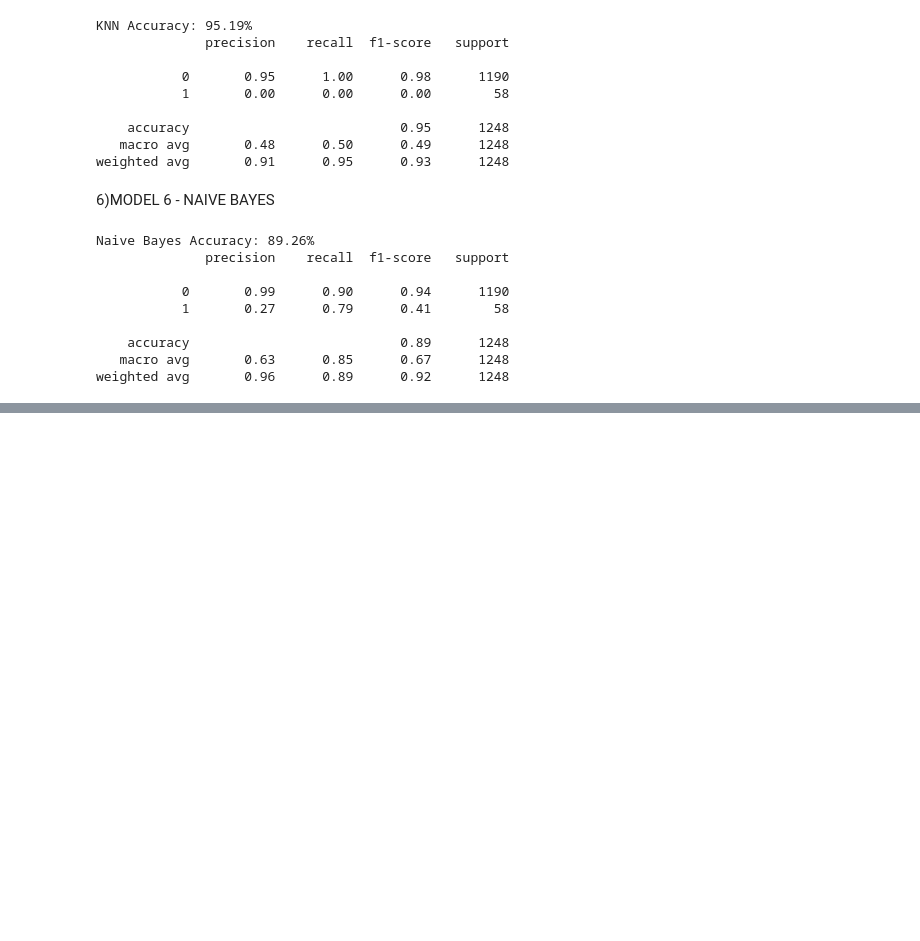
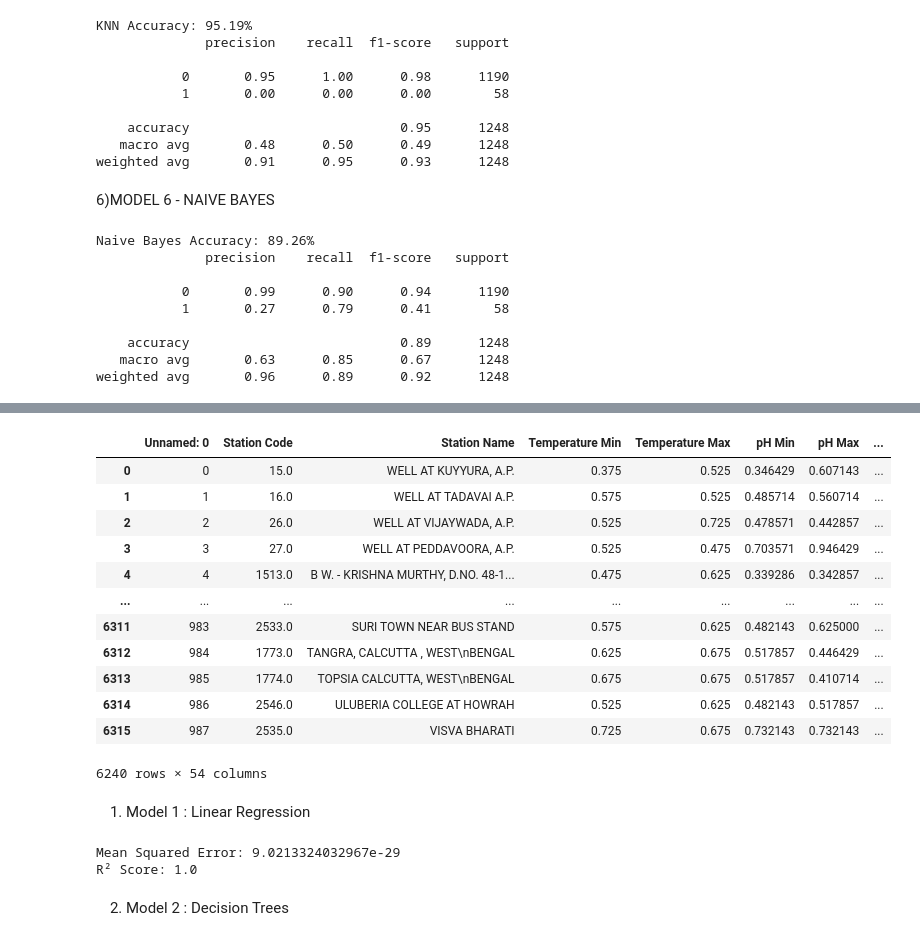
Before and after one commit to cyberdreams8/water-quality-analysis-and-prediction-2, a Jupyter notebook: PDS_waterquality.ipynb, the cells around one changed output, grey strips where cells are left out. Drawn from its saved outputs; the diff is of its cells as text; code cells hidden in the pictures; blank space fills up the shorter version.

```diff
--- a/PDS_waterquality.ipynb
+++ b/PDS_waterquality.ipynb
@@ -1018,0 +1118,48 @@ df
+# %%
+Dataset
+# %% [output]
+|  | Unnamed: 0 | Station Code | Station Name | Temperature Min | Temperature Max | pH Min | pH Max | ... |
+| 0 | 0 | 15.0 | WELL AT KUYYURA, A.P. | 0.375 | 0.525 | 0.346429 | 0.607143 | ... |
+| 1 | 1 | 16.0 | WELL AT TADAVAI A.P. | 0.575 | 0.525 | 0.485714 | 0.560714 | ... |
+| 2 | 2 | 26.0 | WELL AT VIJAYWADA, A.P. | 0.525 | 0.725 | 0.478571 | 0.442857 | ... |
+| 3 | 3 | 27.0 | WELL AT PEDDAVOORA, A.P. | 0.525 | 0.475 | 0.703571 | 0.946429 | ... |
+| 4 | 4 | 1513.0 | B W. - KRISHNA MURTHY, D.NO. 48-1... | 0.475 | 0.625 | 0.339286 | 0.342857 | ... |
+| ... | ... | ... | ... | ... | ... | ... | ... | ... |
+| 6311 | 983 | 2533.0 | SURI TOWN NEAR BUS STAND | 0.575 | 0.625 | 0.482143 | 0.625000 | ... |
+| 6312 | 984 | 1773.0 | TANGRA, CALCUTTA , WEST\nBENGAL | 0.625 | 0.675 | 0.517857 | 0.446429 | ... |
+| 6313 | 985 | 1774.0 | TOPSIA CALCUTTA, WEST\nBENGAL | 0.675 | 0.675 | 0.517857 | 0.410714 | ... |
+| 6314 | 986 | 2546.0 | ULUBERIA COLLEGE AT HOWRAH | 0.525 | 0.625 | 0.482143 | 0.517857 | ... |
+| 6315 | 987 | 2535.0 | VISVA BHARATI | 0.725 | 0.675 | 0.732143 | 0.732143 | ... |
+6240 rows × 54 columns
+# %% [markdown]
+1) Model 1 : Linear Regression
+# %%
+import pandas as pd
+import numpy as np
+from sklearn.model_selection import train_test_split
+from sklearn.linear_model import LinearRegression
+from sklearn.metrics import mean_squared_error, r2_score
+
+# Define features (X) and target (y) assuming WQI is the target column
+X = Dataset.select_dtypes(include=np.number).drop('WQI', axis=1)
+y = Dataset['WQI']
+
+# Split data
+X_train, X_test, y_train, y_test = train_test_split(X, y, test_size=0.2, random_state=42)
+
+# Train model
+model = LinearRegression()
+model.fit(X_train, y_train)
+
+# Predict and evaluate
+y_pred = model.predict(X_test)
+mse = mean_squared_error(y_test, y_pred)
+r2 = r2_score(y_test, y_pred)
+
+print("Mean Squared Error:", mse)
+print("R² Score:", r2)
+# %% [output]
+Mean Squared Error: 9.0213324032967e-29
+R² Score: 1.0
+# %% [markdown]
+2) Model 2 : Decision Trees
```
Also changed, not shown: parts of 12 cells of this notebook.
